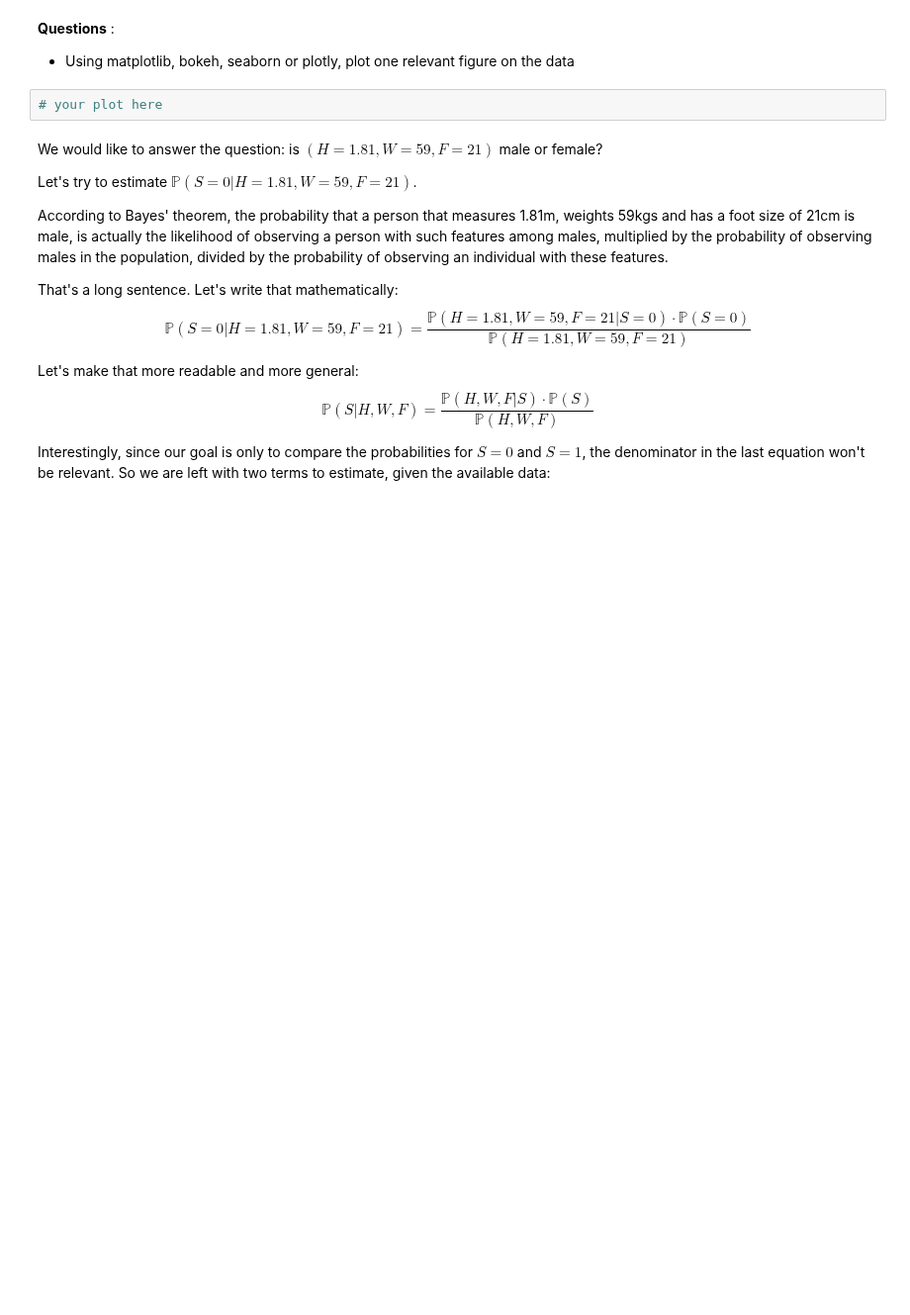
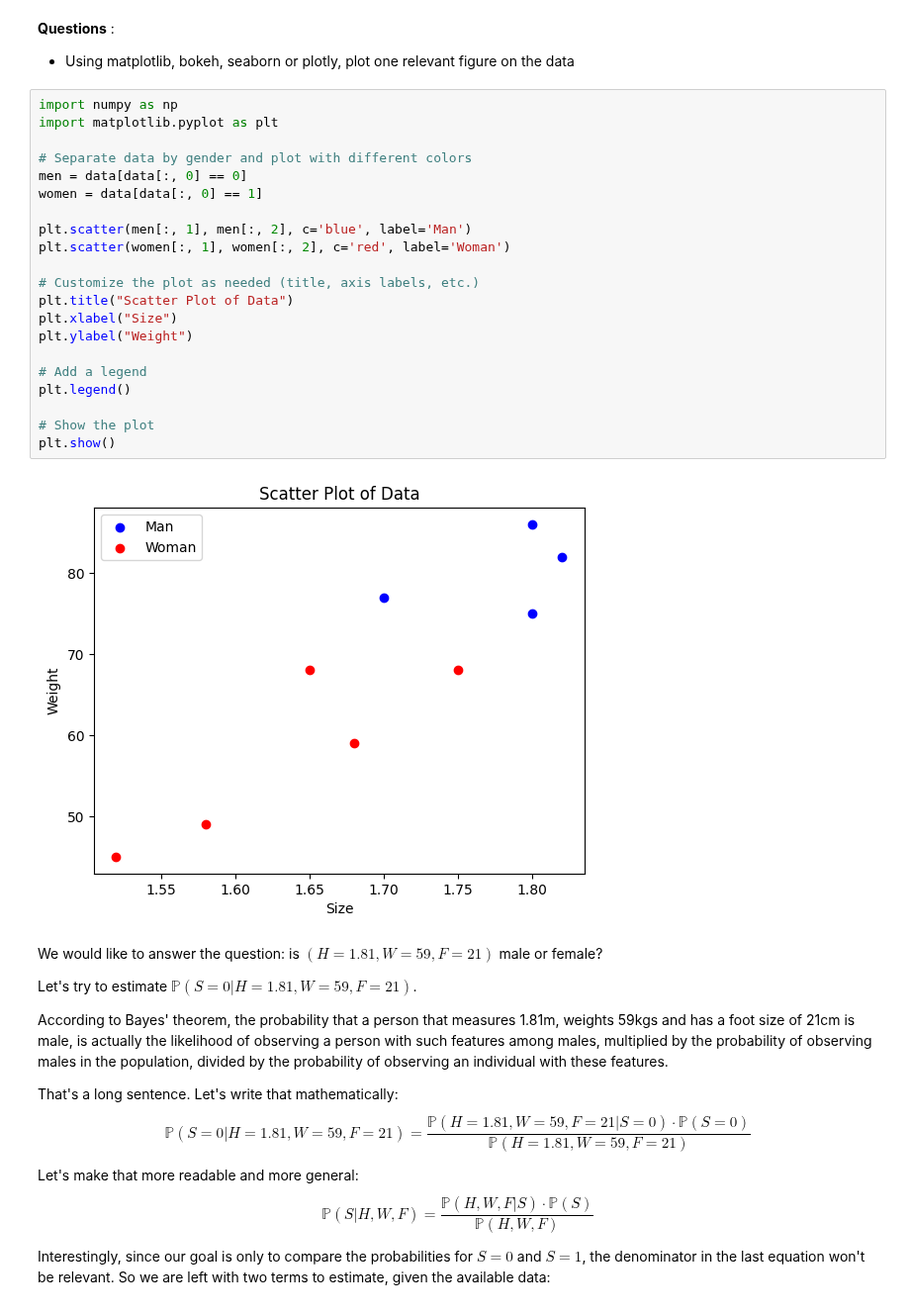
Before and after one commit to SupaeroDataScience/machine-learning, a Jupyter notebook: 5 - Naive Bayes Classification/Naive Bayes Classification.ipynb, the cells around one changed output. Shown at 99% size. Drawn from its saved outputs; the diff is of its cells as text; blank space fills up the shorter version.

```diff
--- a/5 - Naive Bayes Classification/Naive Bayes Classification.ipynb
+++ b/5 - Naive Bayes Classification/Naive Bayes Classification.ipynb
@@ -49,8 +59,29 @@ data
 # %% [markdown]
 **Questions** :
 - Using matplotlib, bokeh, seaborn or plotly, plot one relevant figure on the data
-# %%
-# your plot here
+# %%
+import numpy as np
+import matplotlib.pyplot as plt
+
+# Separate data by gender and plot with different colors
+men = data[data[:, 0] == 0]
+women = data[data[:, 0] == 1]
+
+plt.scatter(men[:, 1], men[:, 2], c='blue', label='Man')
+plt.scatter(women[:, 1], women[:, 2], c='red', label='Woman')
+
+# Customize the plot as needed (title, axis labels, etc.)
+plt.title("Scatter Plot of Data")
+plt.xlabel("Size")
+plt.ylabel("Weight")
+
+# Add a legend
+plt.legend()
+
+# Show the plot
+plt.show()
+# %% [output]
+[figure, added]
 # %% [markdown]
 We would like to answer the question: is $(H=1.81, W=59, F=21)$ male or female?
 
```
Also changed, not shown: parts of 14 cells of this notebook, 1 other file.
